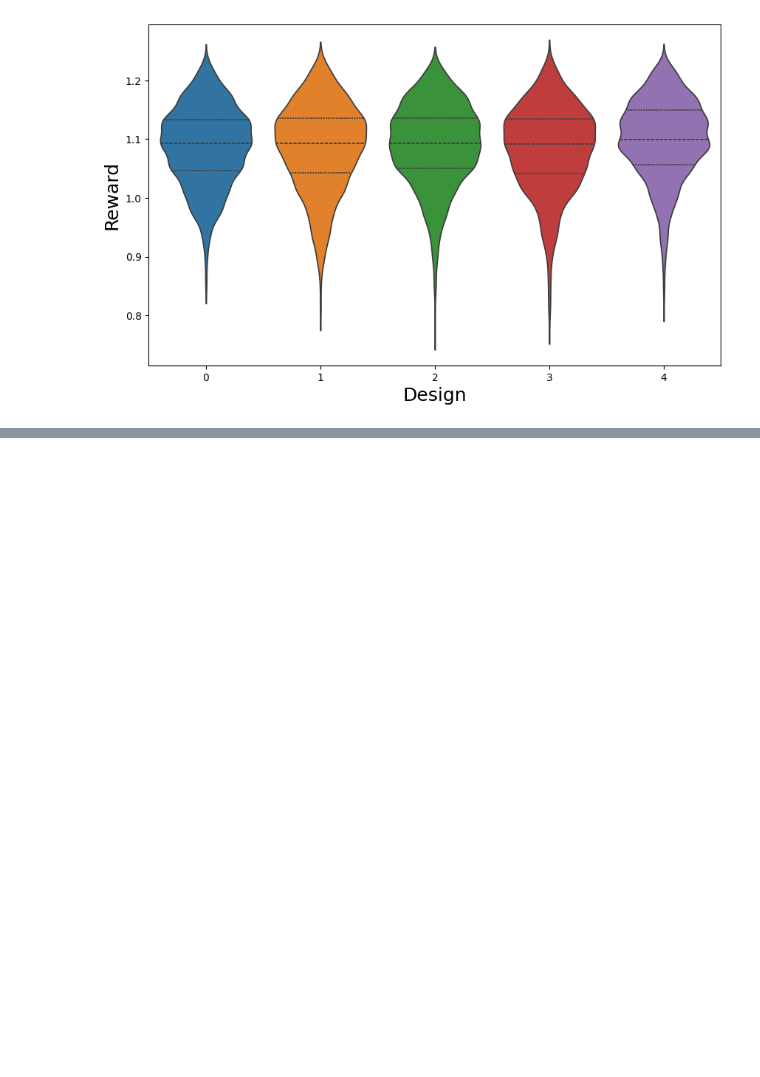
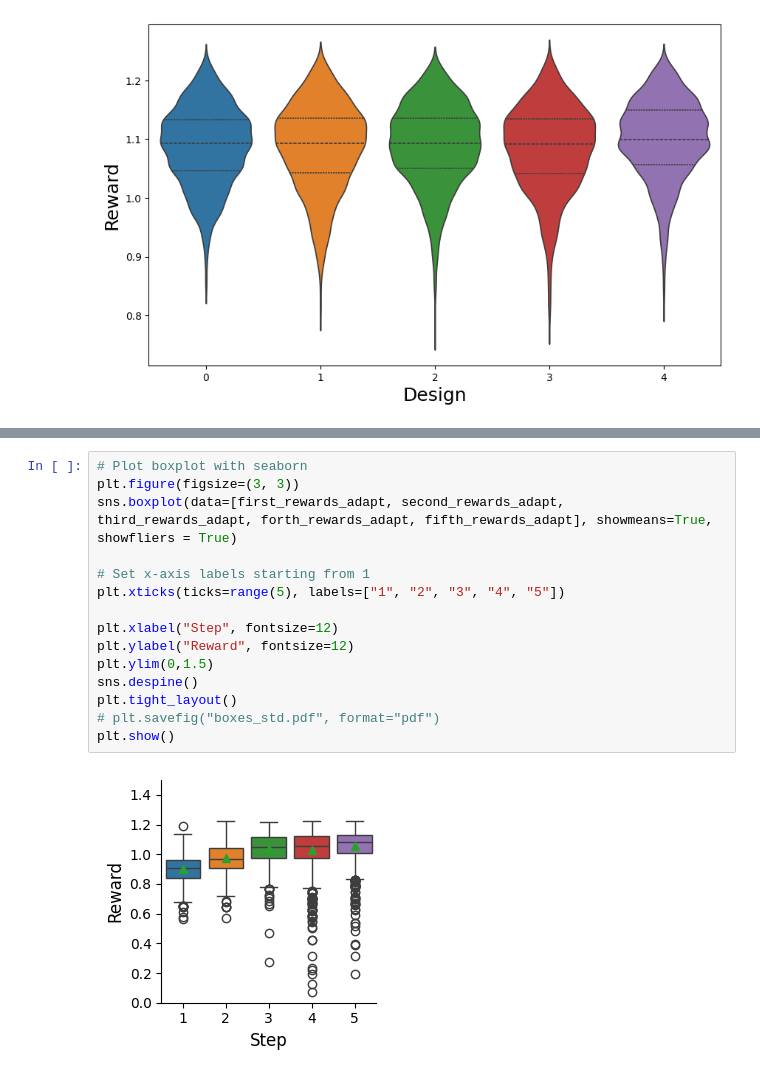
Before and after one commit to MichalKobiela/GeneCircuitsRL, a Jupyter notebook: Additional Results/rl_repressialtor_reinforce_past_amort_multi_step_frame_5_alternative_fixed_point_0.ipynb, the cells around one changed output, grey strips where cells are left out. Saved outputs shown, nothing was run; the diff lists cells and outputs as text; blank space fills up the shorter version.

```diff
--- a/Additional Results/rl_repressialtor_reinforce_past_amort_multi_step_frame_5_alternative_fixed_point_0.ipynb
+++ b/Additional Results/rl_repressialtor_reinforce_past_amort_multi_step_frame_5_alternative_fixed_point_0.ipynb
@@ -461,0 +465,17 @@ plt.show()
+# %%
+# Plot boxplot with seaborn
+plt.figure(figsize=(3, 3))
+sns.boxplot(data=[first_rewards_adapt, second_rewards_adapt, third_rewards_adapt, forth_rewards_adapt, fifth_rewards_adapt], showmeans=True, showfliers = True)
+
+# Set x-axis labels starting from 1
+plt.xticks(ticks=range(5), labels=["1", "2", "3", "4", "5"])
+
+plt.xlabel("Step", fontsize=12)
+plt.ylabel("Reward", fontsize=12)
+plt.ylim(0,1.5)
+sns.despine()
+plt.tight_layout()
+# plt.savefig("boxes_std.pdf", format="pdf")
+plt.show()
+# %% [output]
+[figure, added]
```
Also changed, not shown: parts of 2 cells of this notebook, 9 other files.
